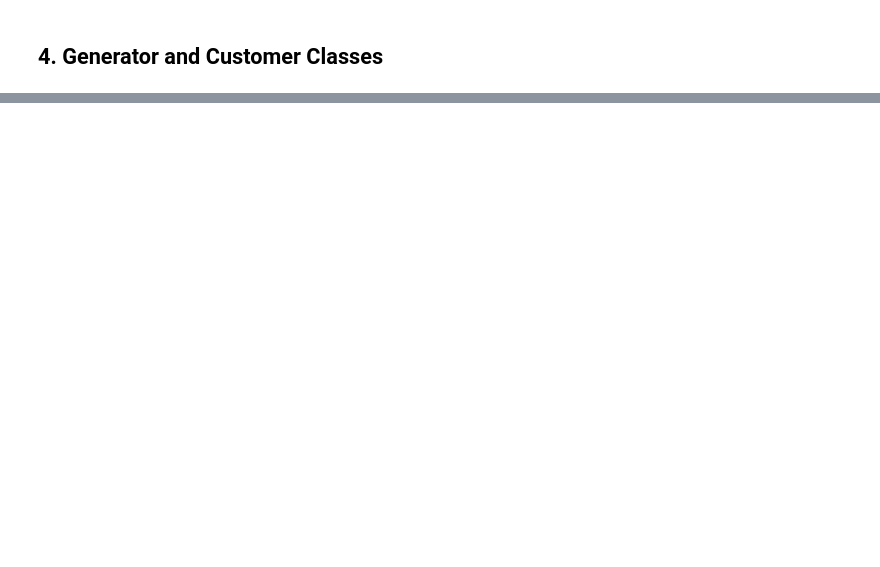
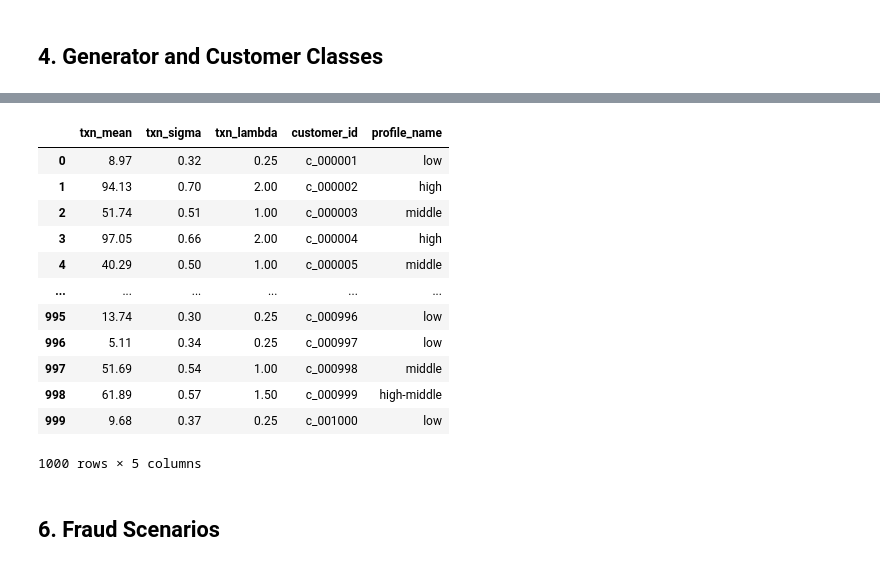
Before and after one commit to joshuavaple/credit-card-fraud-detection, a Jupyter notebook: notebooks/business_knowledge.ipynb, the cells around one changed output, grey strips where cells are left out. Drawn from its saved outputs; the diff is of its cells as text; code cells hidden in the pictures; blank space fills up the shorter version.

```diff
--- a/notebooks/business_knowledge.ipynb
+++ b/notebooks/business_knowledge.ipynb
@@ -413,0 +422,35 @@ Average total transaction value: $97.31
+# %%
+start_date="2024-01-01"
+num_days=365
+txn_data = []
+customer_data = []
+num_customers = 1000
+
+for i in range(1,num_customers+1):
+    customer_id_num = 1000000 + i
+    customer_id = f"c_{str(1000000 + i)[1:]}"
+    customer_generator = CustomerGenerator(group_profiles)
+    profile_name = random.choice(group_profiles["name"])
+    customer = customer_generator.generate_customer_from_profile(profile_name)
+    customer_txns = customer.generate_batch_txns(num_days=num_days, start_date=start_date)
+    txn_data.append({"customer_id":customer_id, "customer_txns":customer_txns})
+    customer_dict = customer.profile
+    customer_dict["customer_id"] = customer_id
+    customer_dict["profile_name"] = profile_name
+    customer_data.append(customer_dict)
+# %%
+# convert the dataset to a dataframe, with each row representing a transaction, and customer_id as a column
+df_txns = pd.DataFrame(
+    [
+        {"customer_id": row["customer_id"], **txn}
+        for row in txn_data
+        for txn in row["customer_txns"]
+    ]
+)
+# add a unique transaction ID
+df_txns["txn_id"] = df_txns.index.map(lambda x: f"t_{uuid.uuid4().hex[:10]}")
+# rearrange by timestamp to simulate the real-world scenario
+df_txns.sort_values(by="txn_timestamp", inplace=True)
+df_txns.reset_index(drop=True, inplace=True)
+
+df_customers = pd.DataFrame(customer_data)
@@ -413,0 +473,18 @@ Average total transaction value: $97.31
+# %%
+df_customers
+# %% [output]
+|  | txn_mean | txn_sigma | txn_lambda | customer_id | profile_name |
+| 0 | 8.97 | 0.32 | 0.25 | c_000001 | low |
+| 1 | 94.13 | 0.70 | 2.00 | c_000002 | high |
+| 2 | 51.74 | 0.51 | 1.00 | c_000003 | middle |
+| 3 | 97.05 | 0.66 | 2.00 | c_000004 | high |
+| 4 | 40.29 | 0.50 | 1.00 | c_000005 | middle |
+| ... | ... | ... | ... | ... | ... |
+| 995 | 13.74 | 0.30 | 0.25 | c_000996 | low |
+| 996 | 5.11 | 0.34 | 0.25 | c_000997 | low |
+| 997 | 51.69 | 0.54 | 1.00 | c_000998 | middle |
+| 998 | 61.89 | 0.57 | 1.50 | c_000999 | high-middle |
+| 999 | 9.68 | 0.37 | 0.25 | c_001000 | low |
+1000 rows × 5 columns
+# %% [markdown]
+## 6. Fraud Scenarios
```
Also changed, not shown: parts of 16 cells of this notebook.
